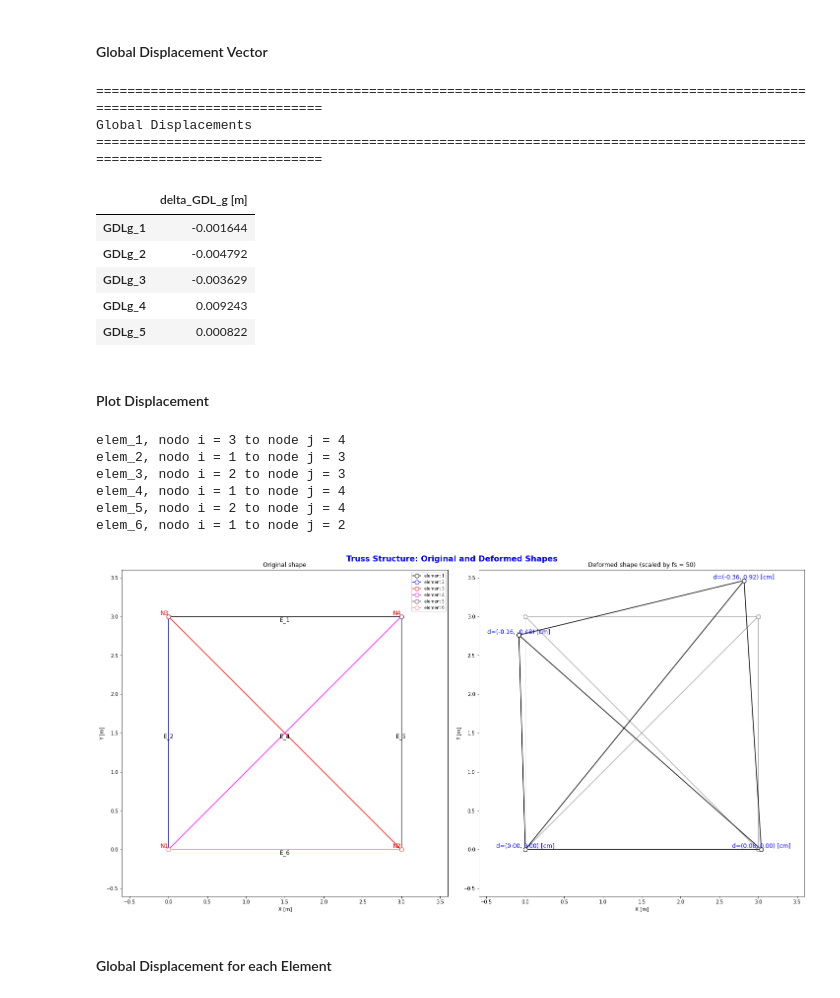
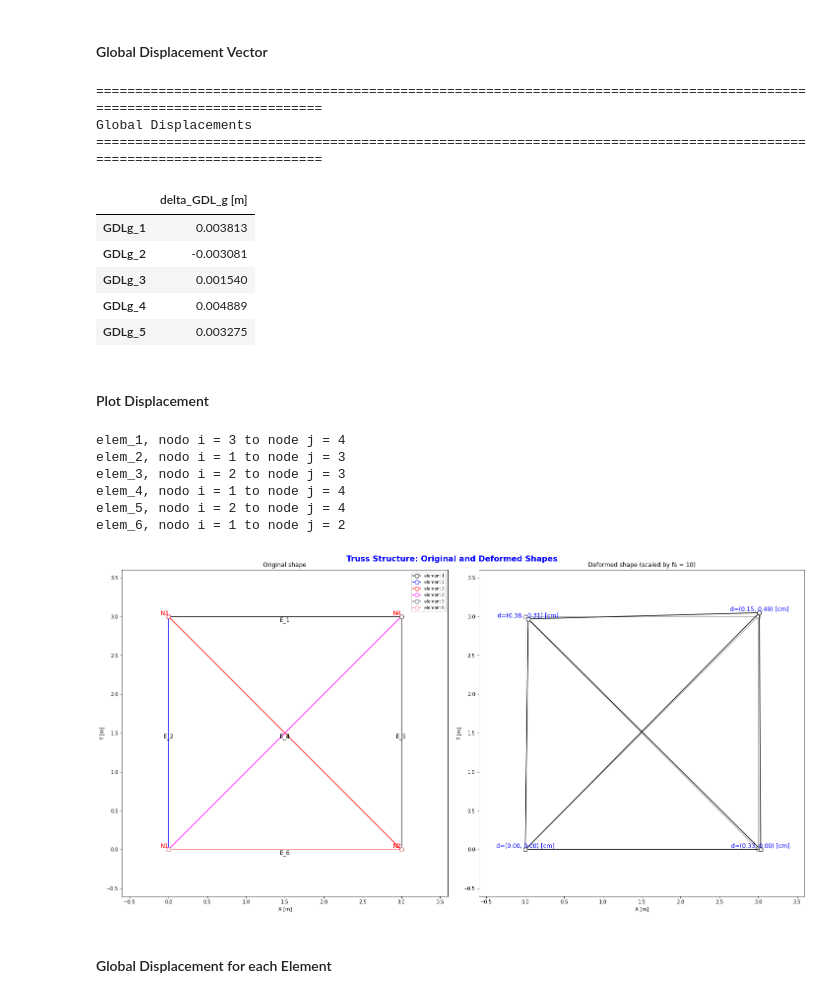
Before and after one commit to Normando1945/Repo_Maxtrix_Analisys, a Jupyter notebook: examples/Example_Truss.ipynb, the cells around one changed output. Drawn from its saved outputs; the diff is of its cells as text; code cells hidden in the pictures.

```diff
--- a/examples/Example_Truss.ipynb
+++ b/examples/Example_Truss.ipynb
@@ -28,8 +28,10 @@ E = 21000000
 l = 3                                                                                                               # Base length of the truss panels
 L = [l,l,np.sqrt(l**2 + l**2),np.sqrt(l**2 + l**2),l,l]                                                             # Length of each truss element
 thethas = [0,90,135,45,90,0]                                                                                        # Orientation angle of each element in degrees
-db = 0.018                                                                                                          # Bar diameter
-A = np.pi * db**(2) / 4                                                                                             # Cross-sectional area of the bars
+dv = np.array([0.016,0.022,0.016,0.016,0.025,0.01])
+A = []
+for i in range(len(dv)):
+    A.append(np.pi * dv[i]**(2) / 4 )
 local_dof = 2                                                                                                       # Local DOF per element
 Global_dof = 4                                                                                                      # Global DOF per element
 nglt = 8                                                                                                            # Number of global DOF including supports
@@ -54,12 +56,11 @@ Lee_Nodos = np.array([
 ])
 
 P = np.zeros(gdl)                                                                                                   # Initialize load vector for free global DOF
-P[0] = 5                                                                                                            # Apply nodal load in global DOF
+P[0] = 5
 P[1] = -10
 P[3] = 20
 P = np.vstack(P)                                                                                                    # Convert load vector to column format
 
-dv = 0.01
 fyT = 42000
 fyC = fyT * 0.6
 
@@ -94,7 +95,7 @@ structure = Manager_K_T_elements2D(method= 'ARM')
 
 # --- Add ARM elements to the structure -----------------------------------------------------------------------------
 for i in np.arange(0, len(thethas), 1):                                                                             # Loop to add each element
-    structure.add_element(ARM_K_T_Element2D(E = E,A = A, L = L[i], thetha= thethas[i]))                             # Add ARM element with its properties
+    structure.add_element(ARM_K_T_Element2D(E = E,A = A[i], L = L[i], thetha= thethas[i]))                             # Add ARM element with its properties
 # %%
 # --- Stack local stiffness matrices --------------------------------------------------------------------------------
 K_all = structure.stacked_stiffness_matrices()                                                                      # Stacked stiffness matrix (2N x 2)
@@ -335,15 +336,15 @@ delta_g_df
 Global Displacements
 ========================================================================================================================
 |  | delta_GDL_g [m] |
-| GDLg_1 | -0.001644 |
-| GDLg_2 | -0.004792 |
-| GDLg_3 | -0.003629 |
-| GDLg_4 | 0.009243 |
-| GDLg_5 | 0.000822 |
+| GDLg_1 | 0.003813 |
+| GDLg_2 | -0.003081 |
+| GDLg_3 | 0.001540 |
+| GDLg_4 | 0.004889 |
+| GDLg_5 | 0.003275 |
 # %% [markdown]
 #### Plot Displacement
 # %%
-fs = 50                                                                                                             # Scale factor for visualizing displacements in the plot
+fs = 10                                                                                                             # Scale factor for visualizing displacements in the plot
 
 delta_g_values = np.asarray(delta_g, dtype=float).ravel()                                                           # Convert displacement vector to a flat NumPy array
 
@@ -391,34 +392,34 @@ for e, (n1, n2) in enumerate(Lee_Nodos):
 
 
     ax[1].plot(x, y, color=(0.5,0.5,0.5),lw=1,ls='-',marker='o', markersize=8, markerfacecolor=(1, 1, 1))           # Plot original element as reference
     ax[1].plot(x_def, y_def, color=(0,0,0),lw=1.5,ls='-',marker='o', markersize=8, markerfacecolor=(1, 1, 1))       # Plot deformed element
     ax[1].set_title(f'Deformed shape (scaled by fs = {fs})')                                                        # Set title for deformed shape subplot
 
 for n in range(len(CoordNode)):                                                                                     # Loop through each node
     ax[0].text(CoordNode[n, 0],CoordNode[n, 1],f'N{n+1}',fontsize=12,ha='right',va='bottom',color=(1,0,0))          # Add node label to original shape
     x_node_def = CoordNode[n, 0] + CoordNode[n, 2] * fs                                                              # Deformed x-coordinate of node n
     y_node_def = CoordNode[n, 1] + CoordNode[n, 3] * fs                                                              # Deformed y-coordinate of node n
     ax[1].text(x_node_def, y_node_def, f'd=({CoordNode[n, 2]*100:.2f}, {CoordNode[n, 3]*100:.2f}) [cm]', fontsize=12, ha='center', va='bottom', color=(0,0,1)) # Add nodal displacement over deformed node
 
 for a in ax:                                                                                                        # Loop through both subplots
     a.set_xlim(-0.2 * l, l + 0.2 * l)                                                                               # Set x-axis limits with margin
     a.set_ylim(-0.2 * l, l + 0.2 * l)                                                                               # Set y-axis limits with margin
     a.set_aspect('equal', adjustable='box')                                                                         # Keep equal scale in both axes
     a.set_xlabel('X [m]')                                                                                           # Set x-axis label
     a.set_ylabel('Y [m]')                                                                                           # Set y-axis label
 
 
 ax[0].legend(loc='upper right', fontsize=8, frameon=True)                                                           # Add legend only to original shape subplot
 
 plt.show()                                                                                                          # Display figure
 # %% [output]
 elem_1, nodo i = 3 to node j = 4
 elem_2, nodo i = 1 to node j = 3
 elem_3, nodo i = 2 to node j = 3
 elem_4, nodo i = 1 to node j = 4
 elem_5, nodo i = 2 to node j = 4
 elem_6, nodo i = 1 to node j = 2
-[figure, old version]
+[figure, new version]
 # %% [markdown]
 #### Global Displacement for each Element
 # %%
```
Also changed, not shown: parts of 9 cells of this notebook.
